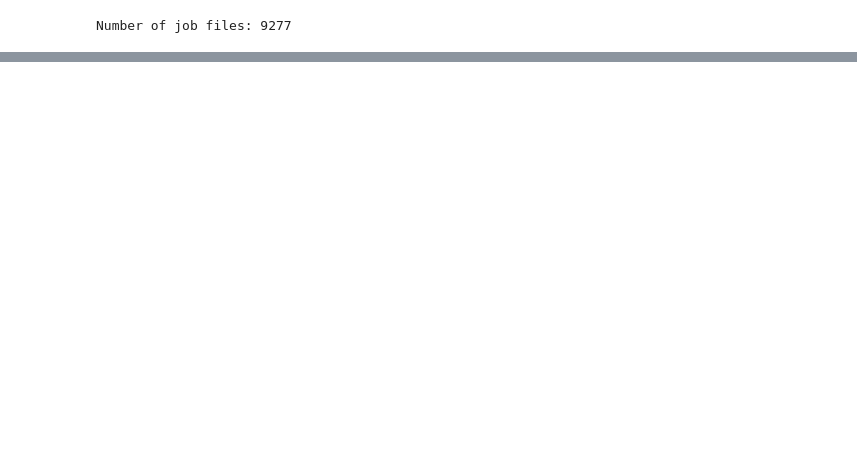
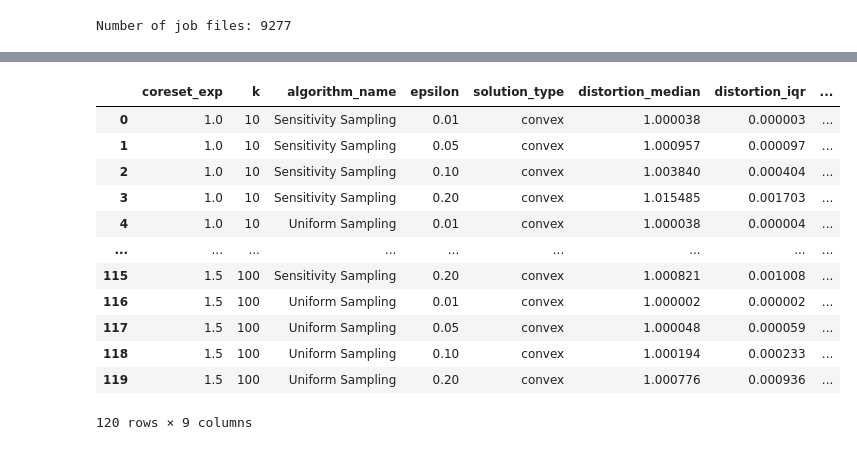
Before and after one commit to sheikhomar/yace, a Jupyter notebook: notebooks/09-results-instance-1.ipynb, the cells around one changed output, grey strips where cells are left out. Cells and saved outputs as stored; diff of their text form; code cells hidden in the pictures; blank space fills up the shorter version.

Commit message:
Update plots and generate distortion tables.

```diff
--- a/notebooks/09-results-instance-1.ipynb
+++ b/notebooks/09-results-instance-1.ipynb
@@ -62,6 +63,10 @@ def get_results(file_paths):
     df_data = pd.DataFrame(raw_data)
     return df_data
 
+def format_coreset_exp(coreset_exp):
+    k_val = f"k^{{{coreset_exp}}}" if coreset_exp > 1 else "k"
+    return f"$T = {k_val} / 10 \\epsilon^2$"
+
 def get_raw_results(file_paths):
     data_frames = []
     with tqdm(total=len(file_paths)) as pbar:
@@ -89,13 +94,14 @@ def get_raw_results(file_paths):
             df_perf_data["running_time_secs"] = duration_secs
             df_perf_data["job_info_path"] = job_info_path
 
-            df_perf_data["algorithm"] = job_info.experiment_params["algorithm_name"]
-
             for param, val in job_info.experiment_params.items():
                 df_perf_data[f"{param}"] = val
             data_frames.append(df_perf_data)
             pbar.update()
     df_data = pd.concat(data_frames)
+    algo_name_map = {"sensitivity-sampling": "Sensitivity Sampling", "uniform-sampling": "Uniform Sampling"}
+    df_data["algorithm_name"] = df_data["algorithm_name"].apply(lambda val: algo_name_map[val])
+    df_data["coreset_size_formatted"] = df_data["coreset_exp"].apply(format_coreset_exp)
     return df_data
 
 def add_combined_mean_std(df: pd.DataFrame, attr: str):
@@ -104,6 +110,13 @@ def add_combined_mean_std(df: pd.DataFrame, attr: str):
         std =  row[f"{attr}_std"]
         return f"{mean:0.4f} ({std:0.5f})"
     df[f"{attr}_mean_std"] = df.apply(lambda x: combiner(x), axis=1)
+
+def add_combined_median_iqr(df: pd.DataFrame, attr: str):
+    def combiner(row) -> str:
+        mean = row[f"{attr}_median"]
+        std =  row[f"{attr}_iqr"]
+        return f"{mean:0.4f} ({std:0.5f})"
+    df[f"{attr}_median_iqr"] = df.apply(lambda x: combiner(x), axis=1)
 # %%
 job_info_paths  = []
 job_info_paths += list(Path("../data/experiments-skadi/simple/epsilon_0_20/").glob("**/job-info.json"))
@@ -127,2 +149,6 @@ algorithms = ['sensitivity-sampling', 'uniform-sampling', ]
 algorithm_colors = {algo: colors[i] for i, algo in enumerate(algorithms)}
+# %%
+pre_f1 = df_raw_results["algorithm_name"].isin(["Uniform Sampling", "Sensitivity Sampling"])
+pre_f2 = df_raw_results.solution_type == "convex"
+df_prefiltered = df_raw_results[pre_f1 & pre_f2]
 # %%
@@ -168,0 +194,27 @@ fig.savefig(f"plots-boxplot-distortions-instance-1.pdf", bbox_inches="tight")
+# %%
+grouping_cols = ["coreset_exp", "k", "algorithm_name", "epsilon", "solution_type"]
+aggregation_spec = dict(
+    # distortion_mean=("distortion", np.mean),
+    # distortion_std=("distortion", np.std),
+    distortion_median=("distortion", np.median),
+    distortion_iqr=("distortion", sp.stats.iqr),
+    n_solutions=("distortion", "count")
+)
+df_grouped = df_prefiltered.groupby(grouping_cols).agg(**aggregation_spec).reset_index()
+# add_combined_mean_std(df=df_grouped, attr="distortion")
+add_combined_median_iqr(df=df_grouped, attr="distortion")
+df_grouped
+# %% [output]
+|  | coreset_exp | k | algorithm_name | epsilon | solution_type | distortion_median | distortion_iqr | ... |
+| 0 | 1.0 | 10 | Sensitivity Sampling | 0.01 | convex | 1.000038 | 0.000003 | ... |
+| 1 | 1.0 | 10 | Sensitivity Sampling | 0.05 | convex | 1.000957 | 0.000097 | ... |
+| 2 | 1.0 | 10 | Sensitivity Sampling | 0.10 | convex | 1.003840 | 0.000404 | ... |
+| 3 | 1.0 | 10 | Sensitivity Sampling | 0.20 | convex | 1.015485 | 0.001703 | ... |
+| 4 | 1.0 | 10 | Uniform Sampling | 0.01 | convex | 1.000038 | 0.000004 | ... |
+| ... | ... | ... | ... | ... | ... | ... | ... | ... |
+| 115 | 1.5 | 100 | Sensitivity Sampling | 0.20 | convex | 1.000821 | 0.001008 | ... |
+| 116 | 1.5 | 100 | Uniform Sampling | 0.01 | convex | 1.000002 | 0.000002 | ... |
+| 117 | 1.5 | 100 | Uniform Sampling | 0.05 | convex | 1.000048 | 0.000059 | ... |
+| 118 | 1.5 | 100 | Uniform Sampling | 0.10 | convex | 1.000194 | 0.000233 | ... |
+| 119 | 1.5 | 100 | Uniform Sampling | 0.20 | convex | 1.000776 | 0.000936 | ... |
+120 rows × 9 columns
```
Also changed, not shown: parts of 9 cells of this notebook, 1 other file.
